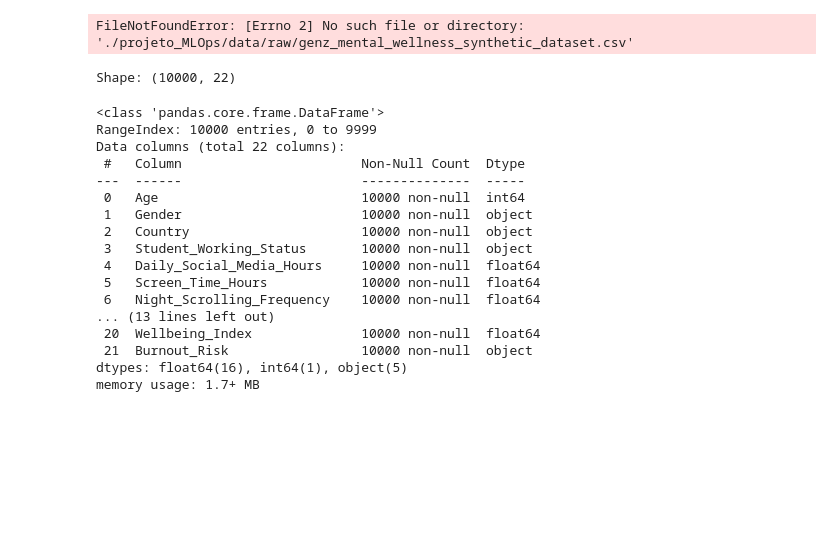
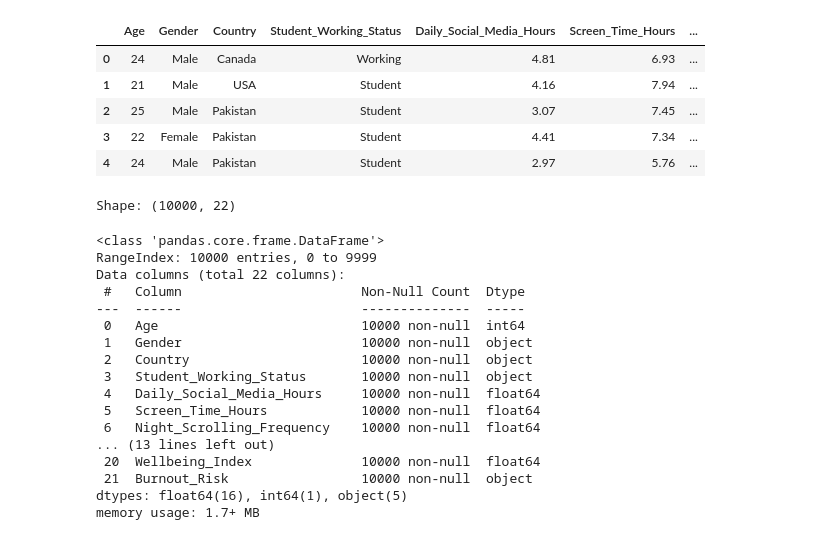
Before and after one commit to TalitaFraga/projeto_MLOps, a Jupyter notebook: notebooks/eda.ipynb, the cells around one changed output. Cells and saved outputs as stored; diff of their text form; code cells hidden in the pictures; blank space fills up the shorter version.

```diff
--- a/notebooks/eda.ipynb
+++ b/notebooks/eda.ipynb
@@ -1,15 +1,24 @@
 # %%
 from pathlib import Path
 import pandas as pd
 import numpy as np
 import matplotlib.pyplot as plt
 
-caminho_arquivo = Path("data/raw/genz_mental_wellness_synthetic_dataset.csv")
+pd.set_option("display.max_columns", None)
+pd.set_option("display.width", None)
+pd.set_option("display.max_colwidth", None)
+
+caminho_arquivo = Path("../data/raw/genz_mental_wellness_synthetic_dataset.csv")
 df = pd.read_csv(caminho_arquivo)
 
 df.head()
 # %% [output]
-FileNotFoundError: [Errno 2] No such file or directory: './projeto_MLOps/data/raw/genz_mental_wellness_synthetic_dataset.csv'
+|  | Age | Gender | Country | Student_Working_Status | Daily_Social_Media_Hours | Screen_Time_Hours | ... |
+| 0 | 24 | Male | Canada | Working | 4.81 | 6.93 | ... |
+| 1 | 21 | Male | USA | Student | 4.16 | 7.94 | ... |
+| 2 | 25 | Male | Pakistan | Student | 3.07 | 7.45 | ... |
+| 3 | 22 | Female | Pakistan | Student | 4.41 | 7.34 | ... |
+| 4 | 24 | Male | Pakistan | Student | 2.97 | 5.76 | ... |
 # %%
 print("Shape:", df.shape)
 # %% [output]
```
Also changed, not shown: parts of 3 cells of this notebook, 5 other files.
